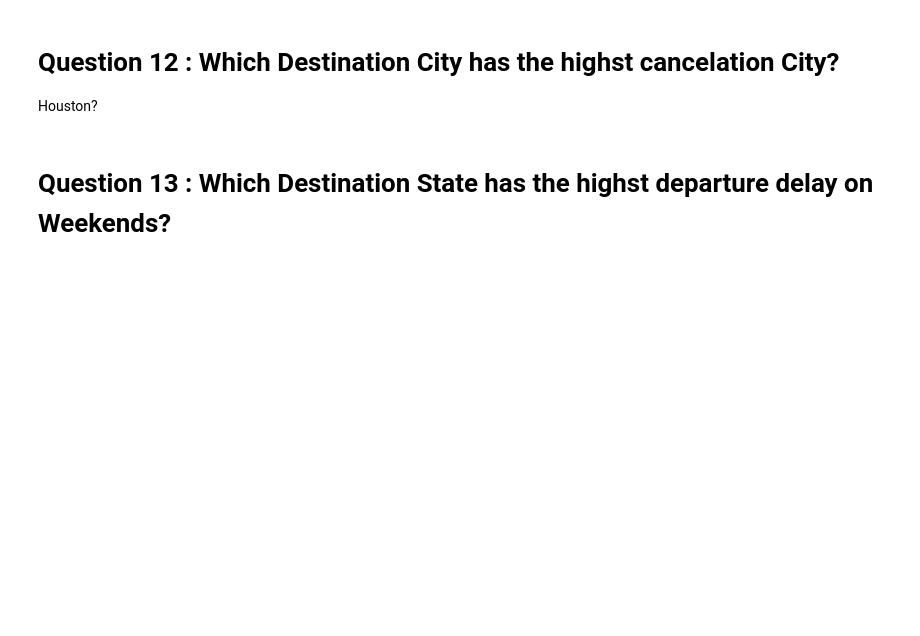
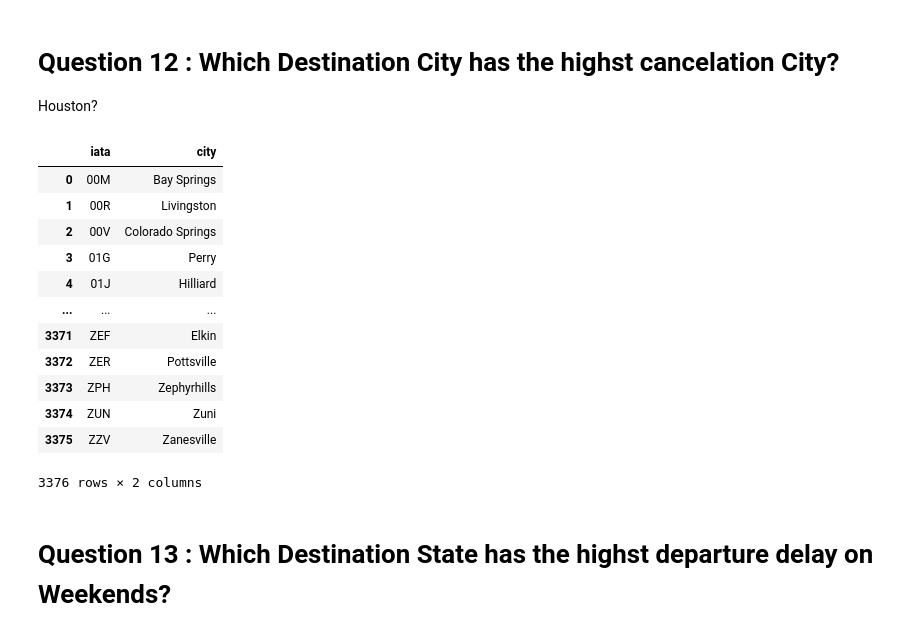
Before and after one commit to dylanxlam/data_science_practice_and_skills, a Jupyter notebook: Pandas/Pandas_Dataframe_Loading_Data.ipynb, the cells around one changed output. Drawn from its saved outputs; the diff is of its cells as text; code cells hidden in the pictures; blank space fills up the shorter version.

```diff
--- a/Pandas/Pandas_Dataframe_Loading_Data.ipynb
+++ b/Pandas/Pandas_Dataframe_Loading_Data.ipynb
@@ -292,6 +333,38 @@ FileNotFoundError: [Errno 2] No such file or directory: 'datasets/airline/airpor
 # %% [markdown]
 # Question 12 : Which Destination City has the highst cancelation City?
 Houston?
+# %%
+cancelled_flights = flights[flights['CANCELLED']==1]
+cancelled = cancelled_flights[['DESTINATION_AIRPORT', 'CANCELLED']]
+tmp = pd.DataFrame(cancelled.value_counts())
+
+tmp
+
+df2 = airports[['iata', 'city']]
+
+df2.rename(columns = {'iata': 'DESTINATION_AIRPORT'})
+
+df2
+
+
+
+# result = tmp.join(airports, left_on = 'DESTINATION_AIRPORT', right_on = 'iata')
+
+# tmp[['DESTINATION_AIRPORT', 'Count']]
+# %% [output]
+|  | iata | city |
+| 0 | 00M | Bay Springs |
+| 1 | 00R | Livingston |
+| 2 | 00V | Colorado Springs |
+| 3 | 01G | Perry |
+| 4 | 01J | Hilliard |
+| ... | ... | ... |
+| 3371 | ZEF | Elkin |
+| 3372 | ZER | Pottsville |
+| 3373 | ZPH | Zephyrhills |
+| 3374 | ZUN | Zuni |
+| 3375 | ZZV | Zanesville |
+3376 rows × 2 columns
 # %% [markdown]
 # Question 13 : Which Destination State has the highst departure delay on Weekends?
 # %% [markdown]
```
Also changed, not shown: parts of 5 cells of this notebook, 6 other files.
